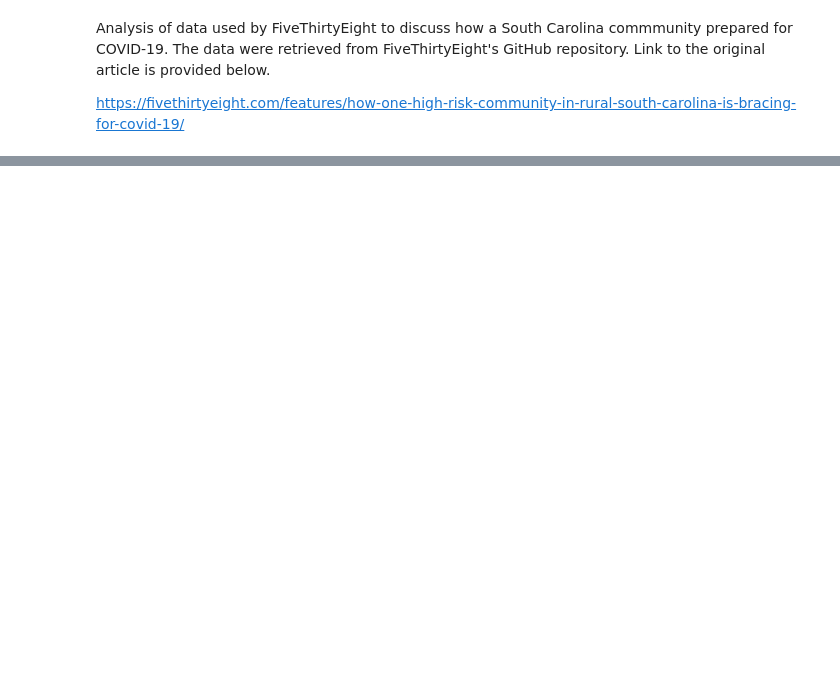
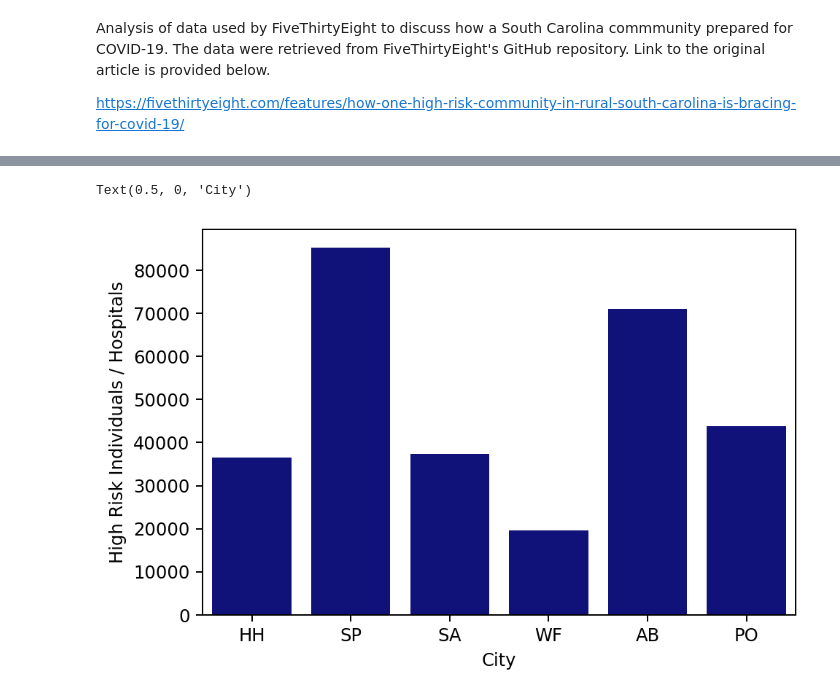
Before and after one commit to CJTAYL/.github.io, a Jupyter notebook: COVID_19_Analysis.ipynb, the cells around one changed output, grey strips where cells are left out. Drawn from its saved outputs; the diff is of its cells as text; code cells hidden in the pictures; blank space fills up the shorter version.

```diff
--- a/COVID_19_Analysis.ipynb
+++ b/COVID_19_Analysis.ipynb
@@ -82,0 +81,7 @@ sns.despine()
+# %%
+sns.barplot(x='abbv', y='high_risk_per_hospital', color='darkblue', data=df_sorted)
+plt.ylabel("High Risk Individuals / Hospitals")
+plt.xlabel("City")
+# %% [output]
+Text(0.5, 0, 'City')
+[figure, added]
```
Also changed, not shown: parts of 10 cells of this notebook.
